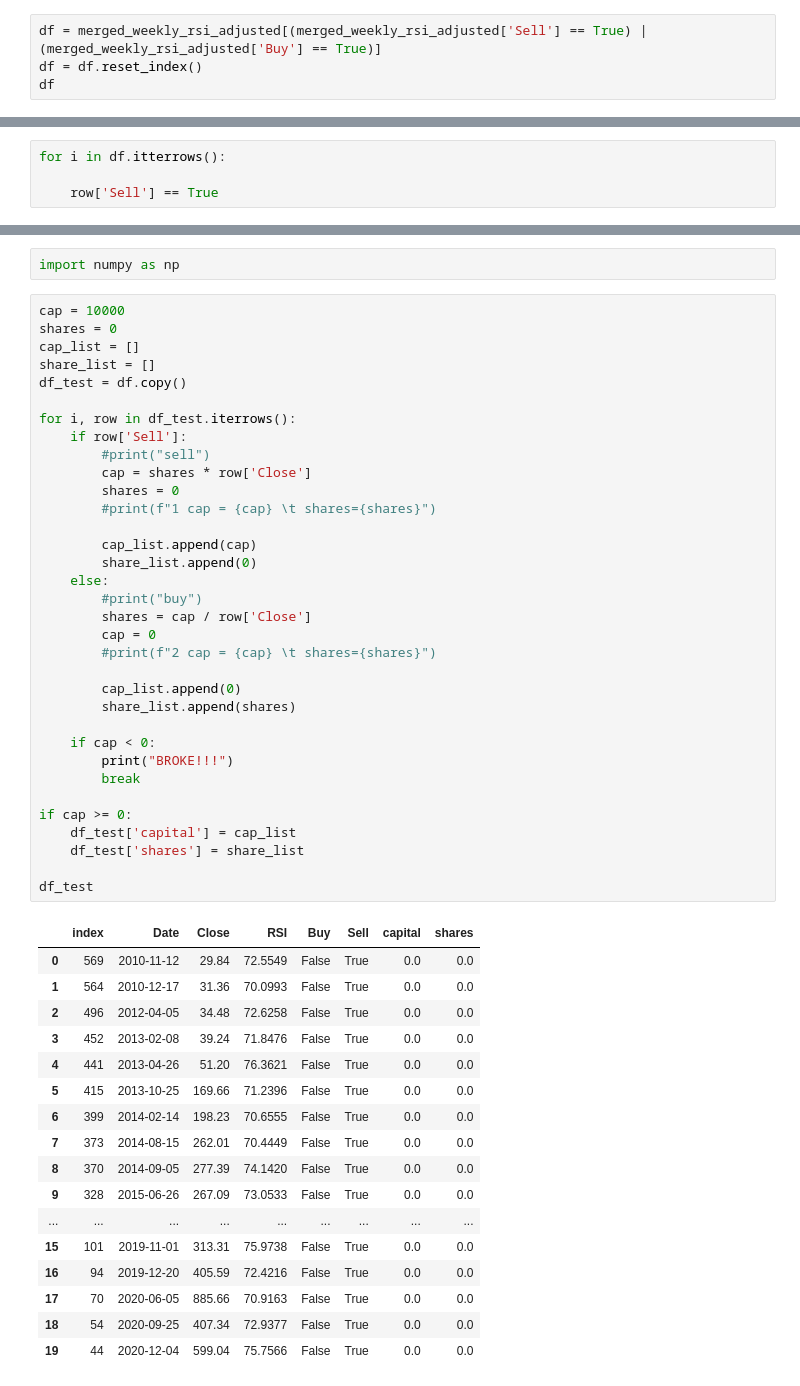
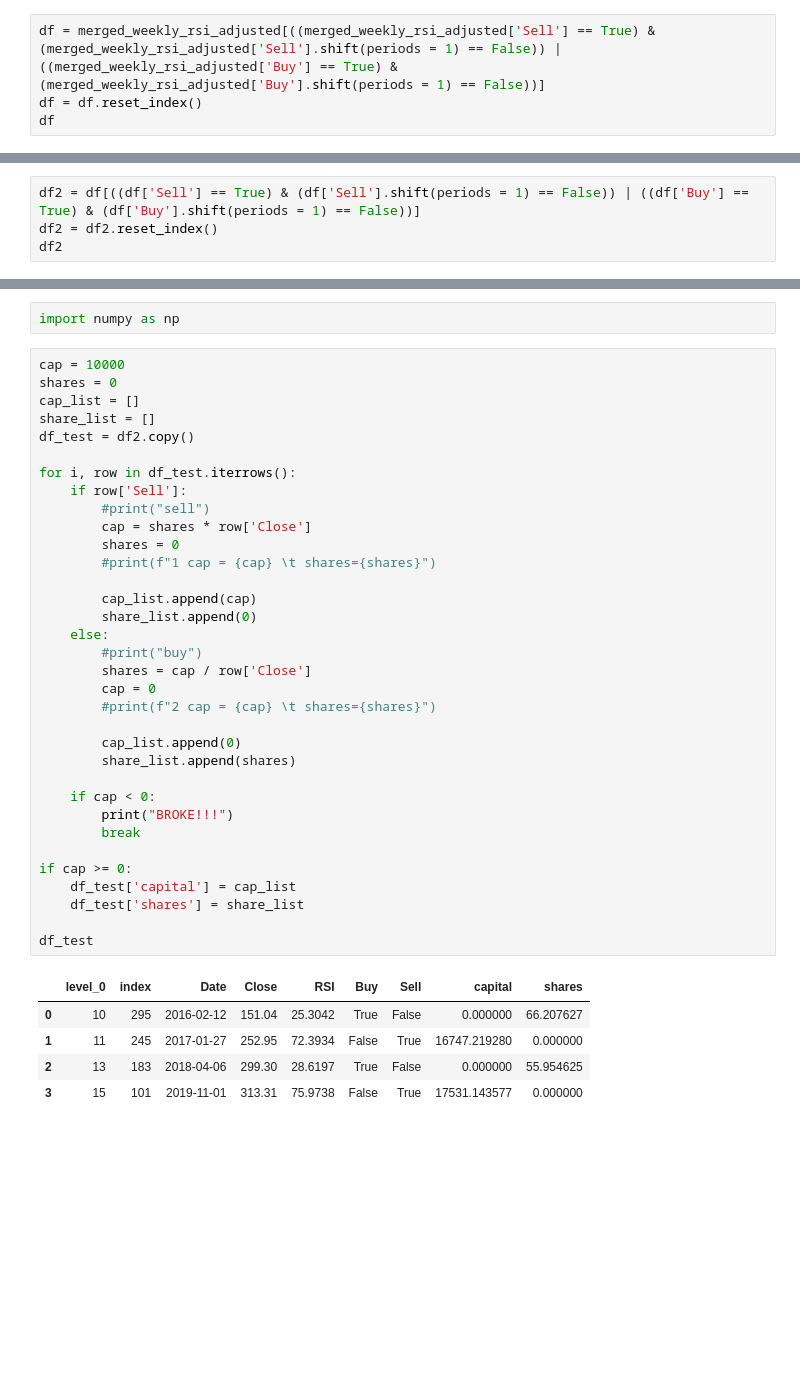
Before and after one commit to PadraicMellett/Project-2-Crypto-Indicator, a Jupyter notebook: Tesla/tesla_weekly_rsi_data.ipynb, the cells around one changed output, grey strips where cells are left out. Saved outputs shown, nothing was run; the diff lists cells and outputs as text; blank space fills up the shorter version.

```diff
--- a/Tesla/tesla_weekly_rsi_data.ipynb
+++ b/Tesla/tesla_weekly_rsi_data.ipynb
@@ -199,7 +199,7 @@ merged_weekly_rsi_adjusted.head(50)
 | 529 | 2011-08-19 | 22.300 | 48.7565 | False | False |
 | 528 | 2011-08-26 | 23.730 | 39.9474 | False | False |
 # %%
-df = merged_weekly_rsi_adjusted[(merged_weekly_rsi_adjusted['Sell'] == True) | (merged_weekly_rsi_adjusted['Buy'] == True)]
+df = merged_weekly_rsi_adjusted[((merged_weekly_rsi_adjusted['Sell'] == True) & (merged_weekly_rsi_adjusted['Sell'].shift(periods = 1) == False)) | ((merged_weekly_rsi_adjusted['Buy'] == True) & (merged_weekly_rsi_adjusted['Buy'].shift(periods = 1) == False))]
 df = df.reset_index()
 df
 # %% [output]
@@ -220,7 +220,7 @@ df
 | 17 | 70 | 2020-06-05 | 885.66 | 70.9163 | False | True |
 | 18 | 54 | 2020-09-25 | 407.34 | 72.9377 | False | True |
 | 19 | 44 | 2020-12-04 | 599.04 | 75.7566 | False | True |
-# %%
-for i in df.itterrows():
-
-    row['Sell'] == True
+# %%
+df2 = df[((df['Sell'] == True) & (df['Sell'].shift(periods = 1) == False)) | ((df['Buy'] == True) & (df['Buy'].shift(periods = 1) == False))]
+df2 = df2.reset_index()
+df2
@@ -231,53 +237,41 @@ cap = 10000
 shares = 0
 cap_list = []
 share_list = []
-df_test = df.copy()
+df_test = df2.copy()
 
 for i, row in df_test.iterrows():
     if row['Sell']:
         #print("sell")
         cap = shares * row['Close']
         shares = 0
         #print(f"1 cap = {cap} \t shares={shares}")
 
         cap_list.append(cap)
         share_list.append(0)
     else:
         #print("buy")
         shares = cap / row['Close']
         cap = 0
         #print(f"2 cap = {cap} \t shares={shares}")
 
         cap_list.append(0)
         share_list.append(shares)
 
     if cap < 0:
         print("BROKE!!!")
         break
 
 if cap >= 0:
     df_test['capital'] = cap_list
     df_test['shares'] = share_list
 
 df_test
 # %% [output]
-|  | index | Date | Close | RSI | Buy | Sell | capital | shares |
-| 0 | 569 | 2010-11-12 | 29.84 | 72.5549 | False | True | 0.0 | 0.0 |
-| 1 | 564 | 2010-12-17 | 31.36 | 70.0993 | False | True | 0.0 | 0.0 |
-| 2 | 496 | 2012-04-05 | 34.48 | 72.6258 | False | True | 0.0 | 0.0 |
-| 3 | 452 | 2013-02-08 | 39.24 | 71.8476 | False | True | 0.0 | 0.0 |
-| 4 | 441 | 2013-04-26 | 51.20 | 76.3621 | False | True | 0.0 | 0.0 |
-| 5 | 415 | 2013-10-25 | 169.66 | 71.2396 | False | True | 0.0 | 0.0 |
-| 6 | 399 | 2014-02-14 | 198.23 | 70.6555 | False | True | 0.0 | 0.0 |
-| 7 | 373 | 2014-08-15 | 262.01 | 70.4449 | False | True | 0.0 | 0.0 |
-| 8 | 370 | 2014-09-05 | 277.39 | 74.1420 | False | True | 0.0 | 0.0 |
-| 9 | 328 | 2015-06-26 | 267.09 | 73.0533 | False | True | 0.0 | 0.0 |
-| ... | ... | ... | ... | ... | ... | ... | ... | ... |
-| 15 | 101 | 2019-11-01 | 313.31 | 75.9738 | False | True | 0.0 | 0.0 |
-| 16 | 94 | 2019-12-20 | 405.59 | 72.4216 | False | True | 0.0 | 0.0 |
-| 17 | 70 | 2020-06-05 | 885.66 | 70.9163 | False | True | 0.0 | 0.0 |
-| 18 | 54 | 2020-09-25 | 407.34 | 72.9377 | False | True | 0.0 | 0.0 |
-| 19 | 44 | 2020-12-04 | 599.04 | 75.7566 | False | True | 0.0 | 0.0 |
+|  | level_0 | index | Date | Close | RSI | Buy | Sell | capital | shares |
+| 0 | 10 | 295 | 2016-02-12 | 151.04 | 25.3042 | True | False | 0.000000 | 66.207627 |
+| 1 | 11 | 245 | 2017-01-27 | 252.95 | 72.3934 | False | True | 16747.219280 | 0.000000 |
+| 2 | 13 | 183 | 2018-04-06 | 299.30 | 28.6197 | True | False | 0.000000 | 55.954625 |
+| 3 | 15 | 101 | 2019-11-01 | 313.31 | 75.9738 | False | True | 17531.143577 | 0.000000 |
 # %%
 df_test
 # %% [output]
```
Also changed, not shown: parts of 4 cells of this notebook, 1 other file.
